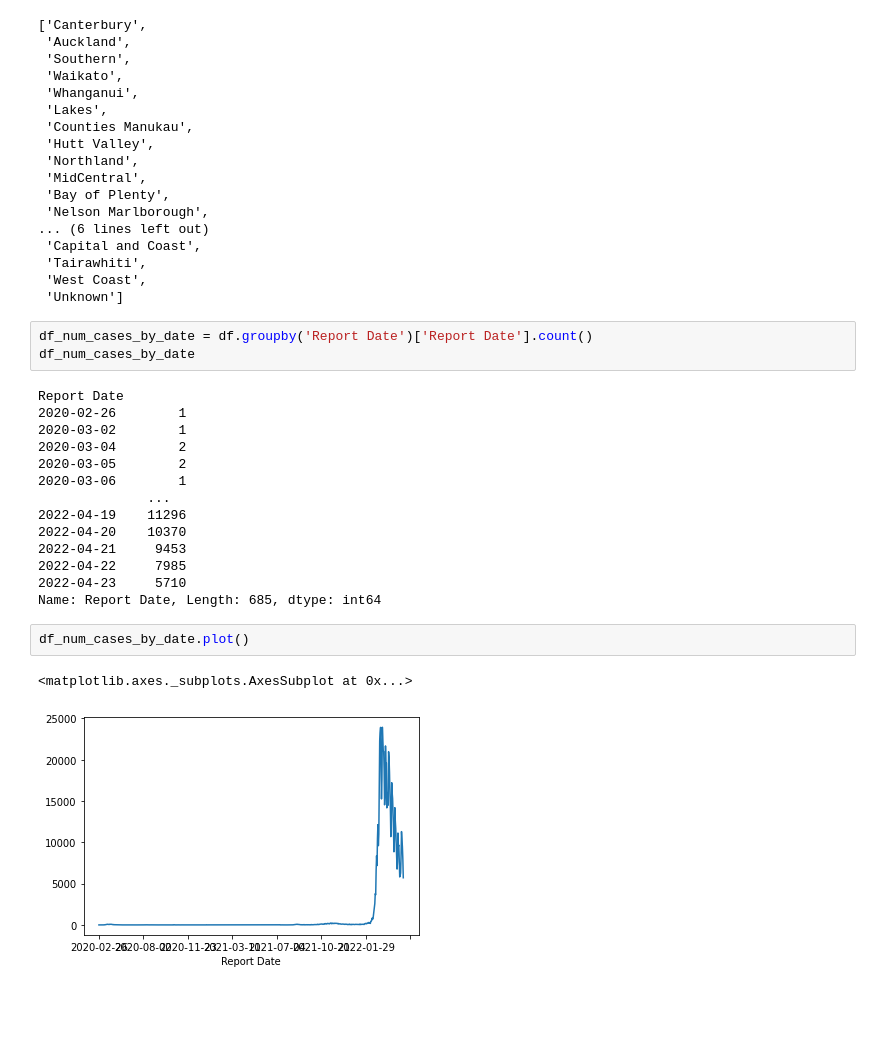
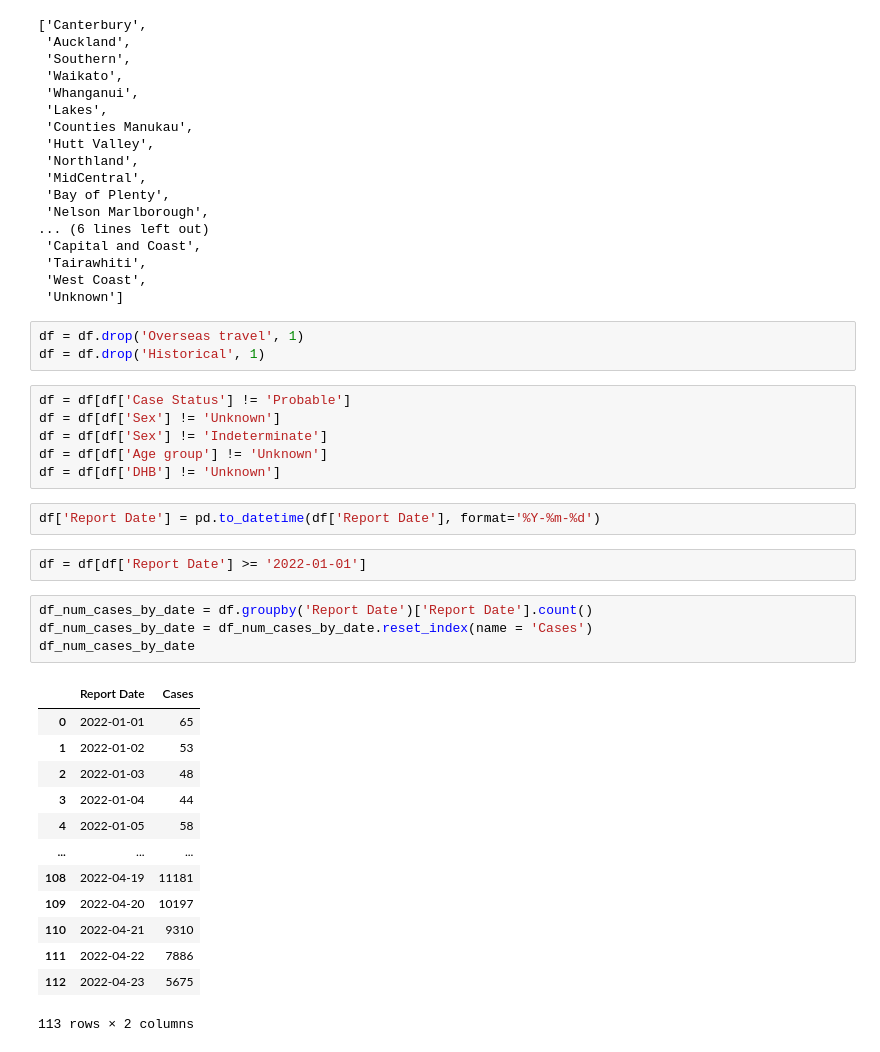
Before and after one commit to kamala2dt/COVID-19-Project, a Jupyter notebook: Covid19_NZ.ipynb, the cells around one changed output. Saved outputs shown, nothing was run; the diff lists cells and outputs as text; blank space fills up the shorter version.

```diff
--- a/Covid19_NZ.ipynb
+++ b/Covid19_NZ.ipynb
@@ -56,26 +62,35 @@ df['DHB'].unique().tolist()
  'Tairawhiti',
  'West Coast',
  'Unknown']
+# %%
+df = df.drop('Overseas travel', 1)
+df = df.drop('Historical', 1)
+# %%
+df = df[df['Case Status'] != 'Probable']
+df = df[df['Sex'] != 'Unknown']
+df = df[df['Sex'] != 'Indeterminate']
+df = df[df['Age group'] != 'Unknown']
+df = df[df['DHB'] != 'Unknown']
+# %%
+df['Report Date'] = pd.to_datetime(df['Report Date'], format='%Y-%m-%d')
+# %%
+df = df[df['Report Date'] >= '2022-01-01']
 # %%
 df_num_cases_by_date = df.groupby('Report Date')['Report Date'].count()
+df_num_cases_by_date = df_num_cases_by_date.reset_index(name = 'Cases')
 df_num_cases_by_date
 # %% [output]
+|  | Report Date | Cases |
+| 0 | 2022-01-01 | 65 |
+| 1 | 2022-01-02 | 53 |
+| 2 | 2022-01-03 | 48 |
+| 3 | 2022-01-04 | 44 |
+| 4 | 2022-01-05 | 58 |
+| ... | ... | ... |
+| 108 | 2022-04-19 | 11181 |
+| 109 | 2022-04-20 | 10197 |
+| 110 | 2022-04-21 | 9310 |
+| 111 | 2022-04-22 | 7886 |
+| 112 | 2022-04-23 | 5675 |
-Report Date
-2020-02-26        1
-2020-03-02        1
-2020-03-04        2
-2020-03-05        2
-2020-03-06        1
-              ...
-2022-04-19    11296
-2022-04-20    10370
-2022-04-21     9453
-2022-04-22     7985
-2022-04-23     5710
-Name: Report Date, Length: 685, dtype: int64
+113 rows × 2 columns
-# %%
-df_num_cases_by_date.plot()
-# %% [output]
-<matplotlib.axes._subplots.AxesSubplot at 0x...>
-[figure, removed]
 # %%
```
Also changed, not shown: parts of 14 cells of this notebook.
